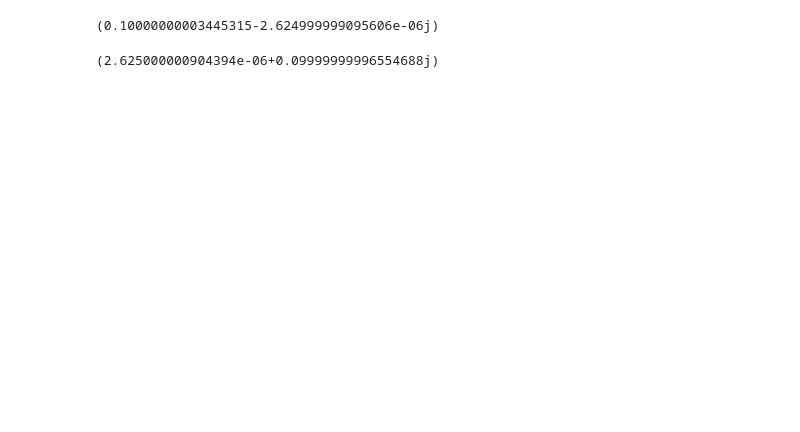
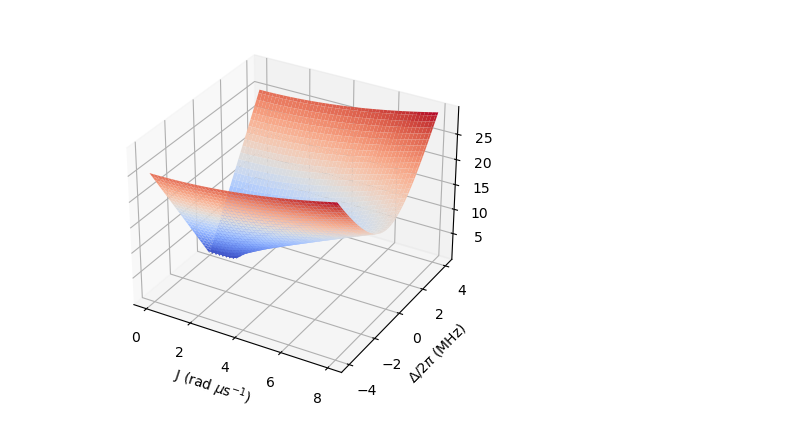
Before and after one commit to archen2019/ece456, a Jupyter notebook: sim.ipynb, the cells around one changed output. Drawn from its saved outputs; the diff is of its cells as text; code cells hidden in the pictures; blank space fills up the shorter version.

```diff
--- a/sim.ipynb
+++ b/sim.ipynb
@@ -5,8 +8,8 @@ from qutip import Qobj, sigmax
 # %%
 # constants
-gamma_e = 5.25e-6  # occupation-number loss rate to |g>
-gamma_f = 0.25e-6  # decay rate to |e>
+gamma_e = 5.25  # occupation-number loss rate to |g>
+gamma_f = 0.25  # decay rate to |e>
 # omega_d = ?  # drive frequency
 # omega_q = ?  # transition frequency between |e> and |f> levels
-J = gamma_e / 4  # coupling strength?
-Delta = 0.1  # detuning
+# J = gamma_e / 4  # coupling strength?
+# Delta = 0  # detuning
@@ -19,8 +16,27 @@ dlambda = lambda_p - lambda_m
-# %%
-dlambda
-# %% [output]
-(0.10000000003445315-2.624999999095606e-06j)
-# %%
-np.sqrt(4 * J**2 - (Delta - 1j * gamma_e / 2)**2)
-# %% [output]
-(2.625000000904394e-06+0.09999999996554688j)
+# %%
+J_list = np.linspace(0, 8, num=100)
+Delta_list = np.linspace(-4, 4, num=100)
+J_grid, Delta_grid = np.meshgrid(J_list, Delta_list)
+dlambda_grid = np.zeros(J_grid.shape, dtype=complex)
+
+for J_idx, J in enumerate(J_list):
+    for Delta_idx, Delta in enumerate(Delta_list):
+        Delta *= 2 * np.pi
+
+        # effective Hamiltonian
+        H_eff = J * sigmax() + (Delta - 1j * gamma_e / 2) * Qobj([[1, 0], [0, 0]])
+
+        lambda_m, lambda_p = H_eff.eigenenergies()
+        dlambda = lambda_p - lambda_m
+        dlambda_grid[Delta_idx, J_idx] = dlambda
+# %%
+### Figure 1c ###
+
+fig, ax = plt.subplots(subplot_kw={"projection": "3d"})
+
+surf = ax.plot_surface(J_grid, Delta_grid, dlambda_grid.real, cmap=cm.coolwarm)
+ax.set_xlabel('J (rad $\mu\mathrm{s}^{-1}$)')
+ax.set_ylabel('$\Delta / 2\pi$ (MHz)')
+ax.set_zlabel('Re($\delta\lambda$)');
+# %% [output]
+[figure, added]
```
Also changed, not shown: parts of 4 cells of this notebook.
